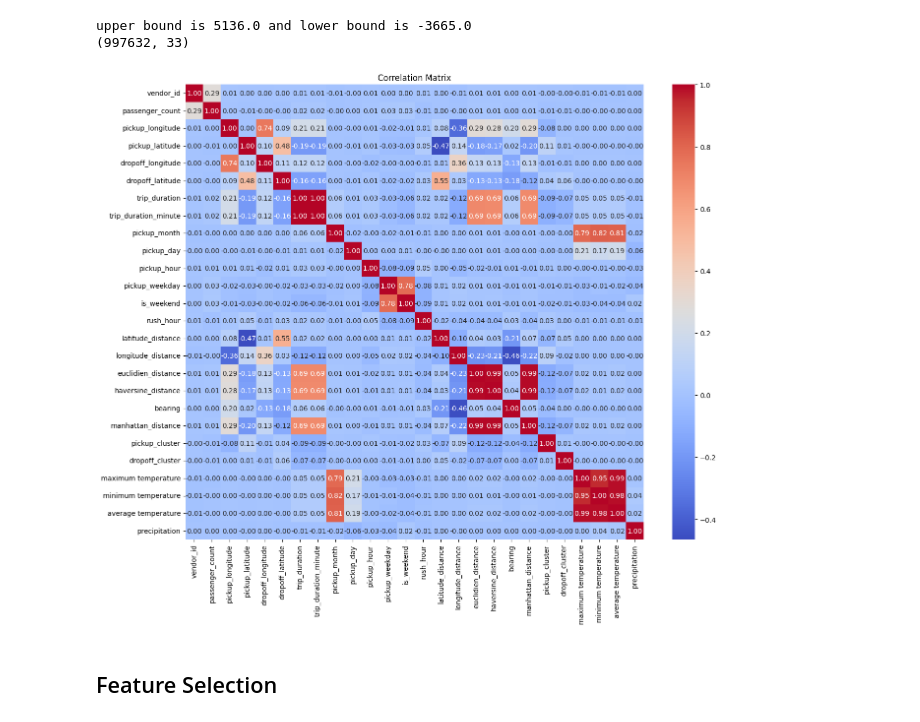
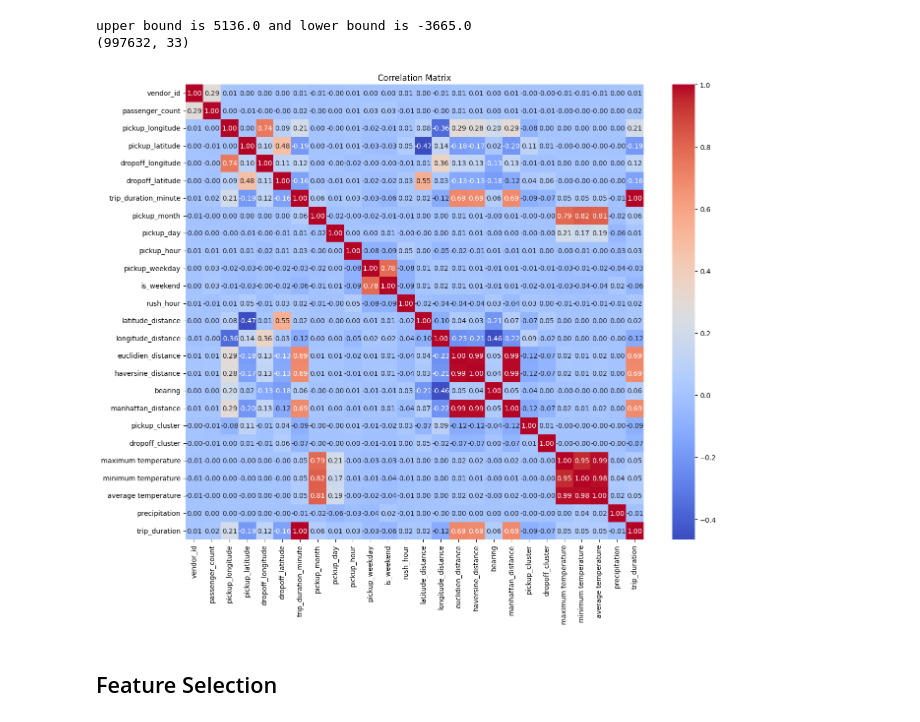
Before and after one commit to tareksaber55/Trip-Duration-Project, a Jupyter notebook: trip-duration EDA.ipynb, the cells around one changed output. Drawn from its saved outputs; the diff is of its cells as text; code cells hidden in the pictures.

```diff
--- a/trip-duration EDA.ipynb
+++ b/trip-duration EDA.ipynb
@@ -691,13 +691,20 @@ filtered_df = del_ouliers(df_train,6)
 upper bound is 5136.0 and lower bound is -3665.0
 (997632, 33)
 # %%
-corr = filtered_df.select_dtypes('number').corr()
+target = "trip_duration"
+
+# Reorder columns: all numeric columns except target, then target at the end
+cols = [c for c in filtered_df.select_dtypes('number').columns if c != target] + [target]
+
+# Compute correlation on the reordered columns
+corr = filtered_df[cols].corr()
+
 plt.figure(figsize=(15,12))
 sns.heatmap(corr, annot=True, cmap="coolwarm", fmt=".2f")
 plt.title("Correlation Matrix")
 plt.show()
 # %% [output]
-[figure, old version]
+[figure, new version]
 # %% [markdown]
 ## Feature Selection
 # %%
```
Also changed, not shown: parts of 1 cell of this notebook.
